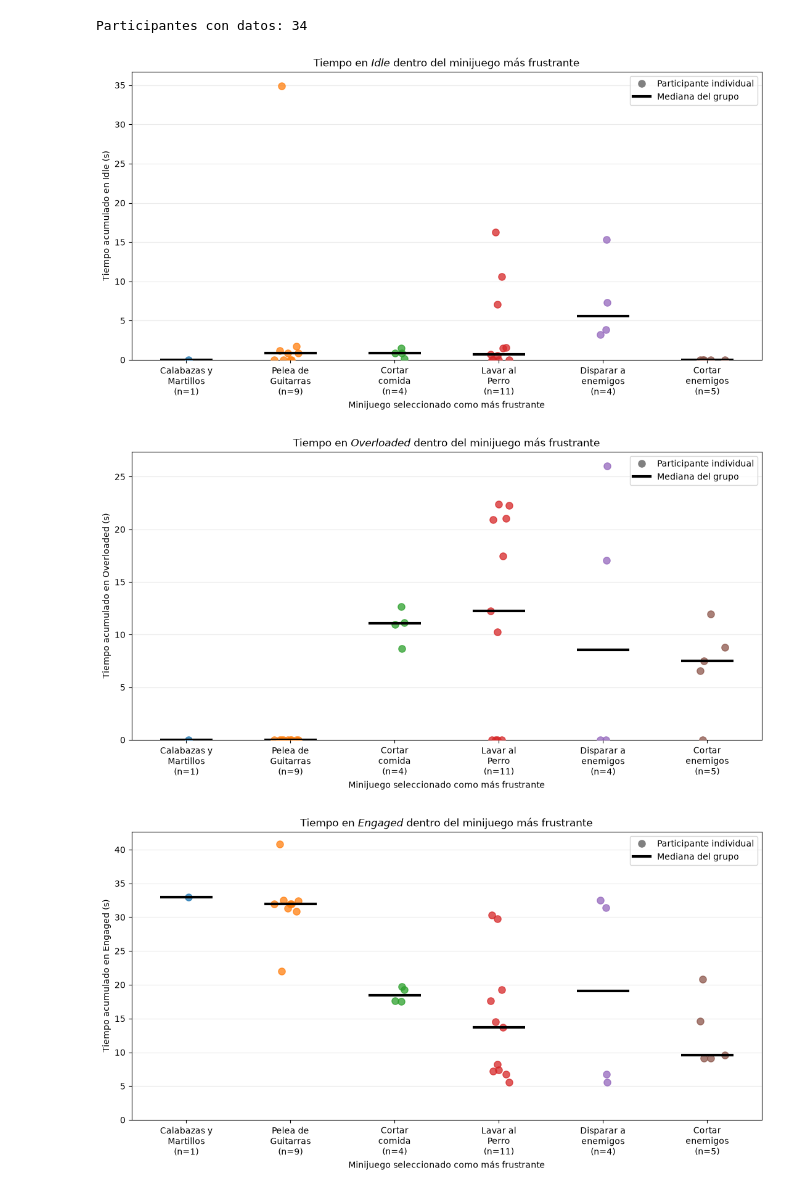
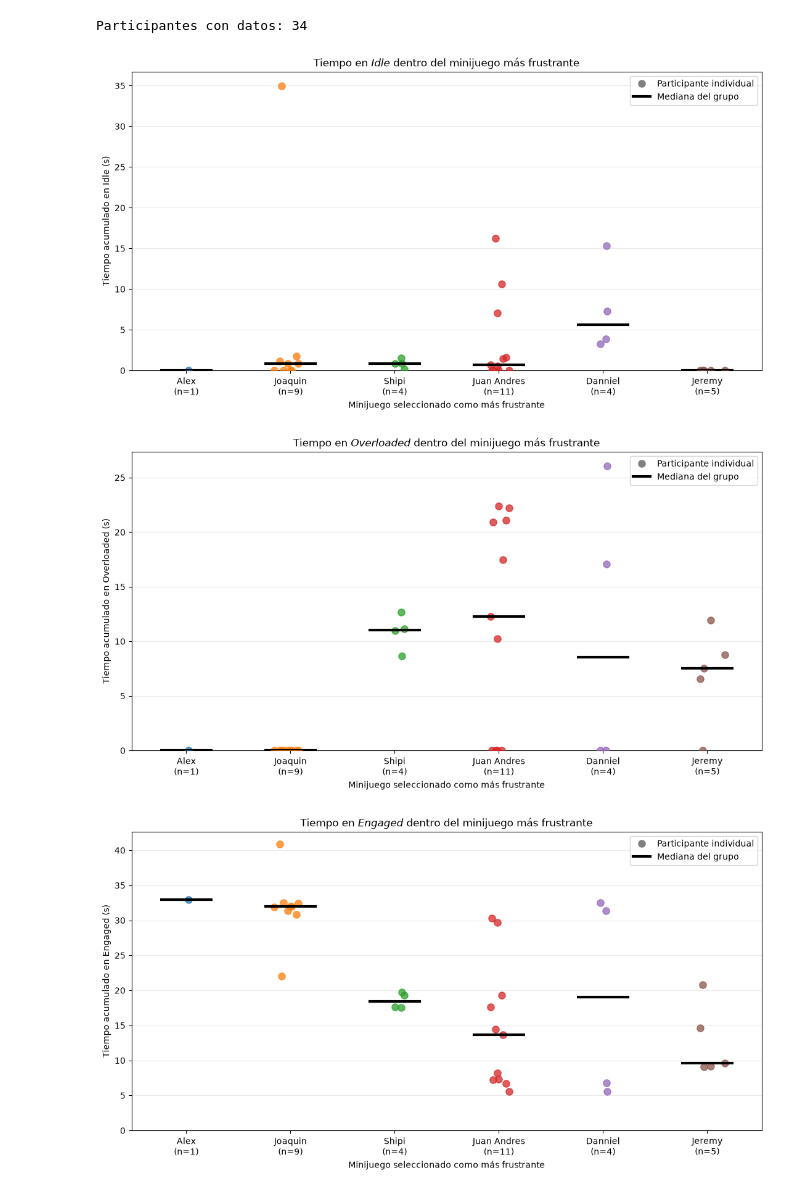
Before and after one commit to DiegoGarV/PGL, a Jupyter notebook: raw results/analisis.ipynb, the cells around one changed output. Saved outputs shown, nothing was run; the diff lists cells and outputs as text; code cells hidden in the pictures.

```diff
--- a/raw results/analisis.ipynb
+++ b/raw results/analisis.ipynb
@@ -3951,12 +3951,12 @@ orden = [
 ]
 
 nombres = [
-    "Calabazas y\nMartillos",
-    "Pelea de\nGuitarras",
-    "Cortar\ncomida",
-    "Lavar al\nPerro",
-    "Disparar a\nenemigos",
-    "Cortar\nenemigos"
+    "Alex",
+    "Joaquin",
+    "Shipi",
+    "Juan Andres",
+    "Danniel",
+    "Jeremy"
 ]
 
 fig, ax = plt.subplots(figsize=(11, 6))
@@ -4003,34 +4003,34 @@ ax.set_ylabel("Tiempo acumulado en Idle (s)")
 ax.set_title(
     r"Tiempo en $\mathit{Idle}$ dentro del minijuego más frustrante"
 )
 
 ax.set_ylim(bottom=0)
 ax.grid(axis="y", alpha=0.25)
 ax.set_axisbelow(True)
 
 leyenda = [
     Line2D(
         [0], [0],
         marker="o",
         linestyle="None",
         color="gray",
         markersize=8,
         label="Participante individual"
     ),
     Line2D(
         [0], [0],
         color="black",
         linewidth=3,
         label="Mediana del grupo"
     )
 ]
 
 ax.legend(handles=leyenda)
 
 plt.tight_layout()
 plt.show()
 # %% [output]
-[figure, old version]
+[figure, new version]
 # %%
 fig, ax = plt.subplots(figsize=(11, 6))
 
@@ -4086,7 +4086,7 @@ ax.legend(handles=leyenda)
 plt.tight_layout()
 plt.show()
 # %% [output]
-[figure, old version]
+[figure, new version]
 # %%
 # Orden de los minijuegos
 orden = [
@@ -4095,12 +4095,12 @@ orden = [
 ]
 
 nombres = [
-    "Calabazas y\nMartillos",
-    "Pelea de\nGuitarras",
-    "Cortar\ncomida",
-    "Lavar al\nPerro",
-    "Disparar a\nenemigos",
-    "Cortar\nenemigos"
+    "Alex",
+    "Joaquin",
+    "Shipi",
+    "Juan Andres",
+    "Danniel",
+    "Jeremy"
 ]
 
 # Crear gráfica
@@ -4180,4 +4180,4 @@ ax.legend(handles=leyenda)
 plt.tight_layout()
 plt.show()
 # %% [output]
-[figure, old version]
+[figure, new version]
```
Also changed, not shown: 8 other files.
